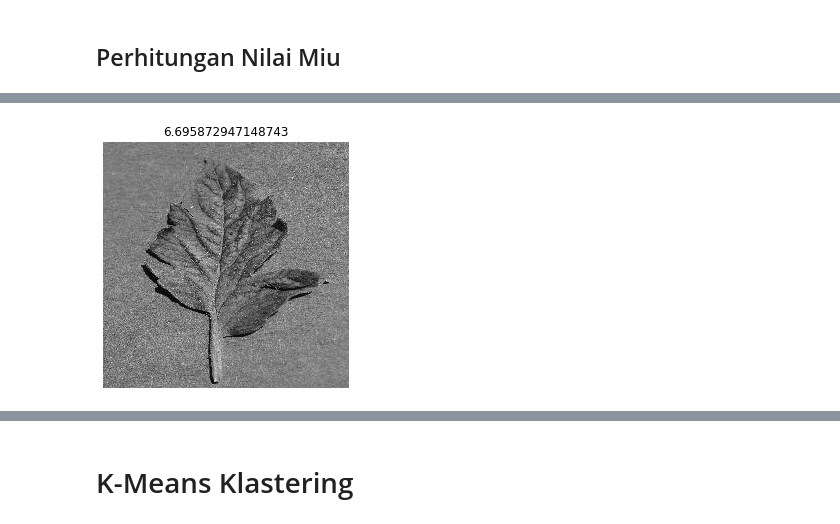
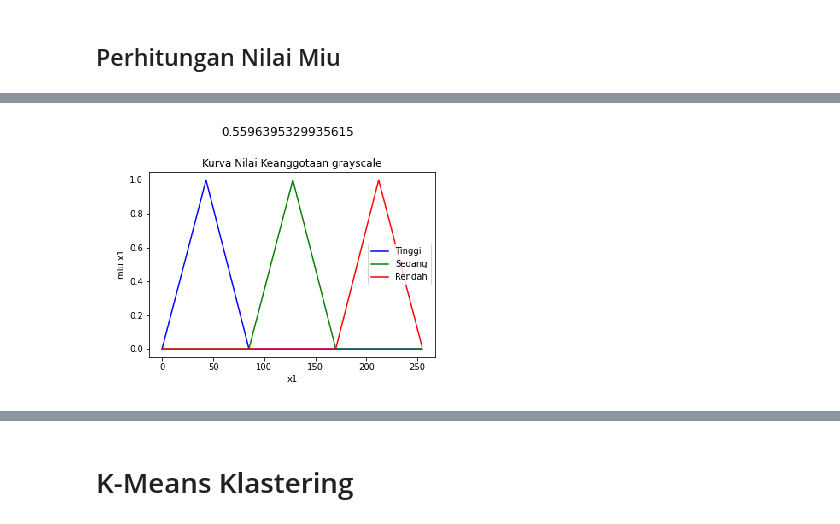
Before and after one commit to trifarameliniaa/SKRIPSI, a Jupyter notebook: Skripsi_Citra.ipynb, the cells around one changed output, grey strips where cells are left out. Cells and saved outputs as stored; diff of their text form; code cells hidden in the pictures.

```diff
--- a/Skripsi_Citra.ipynb
+++ b/Skripsi_Citra.ipynb
@@ -231,3 +258,14 @@ NameError: ignored
+# %%
+from skimage.io import imread,imshow,imsave
+im = imread('/content/Kurva FIS.png')
+
+plt.figure()
+imshow(im)
+plt.axis('off')
+plt.title(entropy(im))
+plt.show()
+# %% [output]
+[figure, added]
 # %%
 # Fuzzy Information Gain
 def entropy(im):
@@ -238,17 +276,6 @@ def entropy(im):
     e = -(p[p>0]*np.log2(p[p>0])).sum()
 
     return e
-# %%
-from skimage.io import imread,imshow,imsave
-im = imread('/content/test_gray.jpg')
-
-plt.figure()
-imshow(im)
-plt.axis('off')
-plt.title(entropy(im))
-plt.show()
-# %% [output]
-[figure, removed]
 # %%
 im_shuf = im.copy().flatten()
 np.random.shuffle(im_shuf)
```
Also changed, not shown: parts of 4 cells of this notebook.
